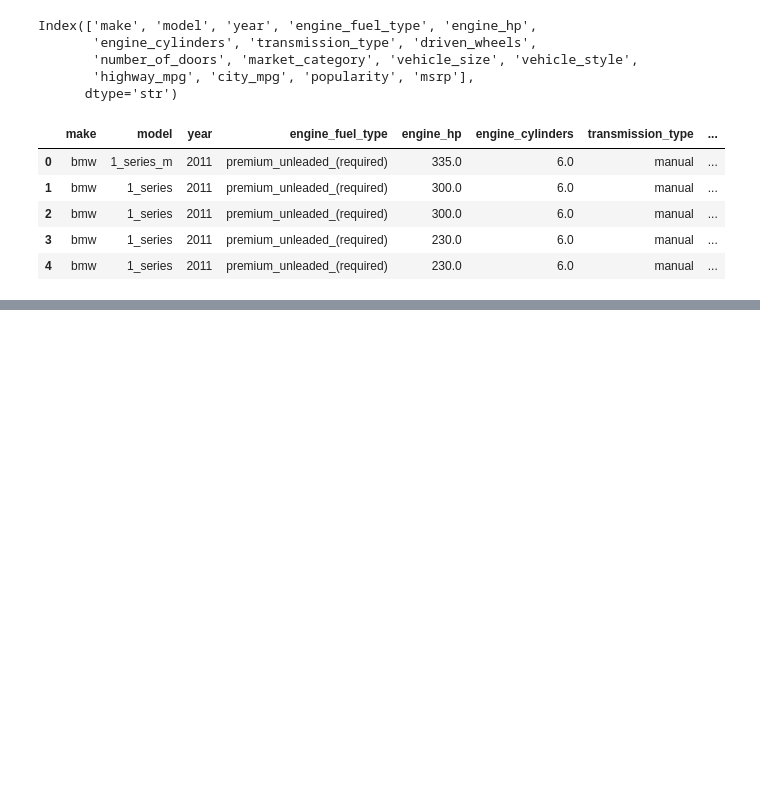
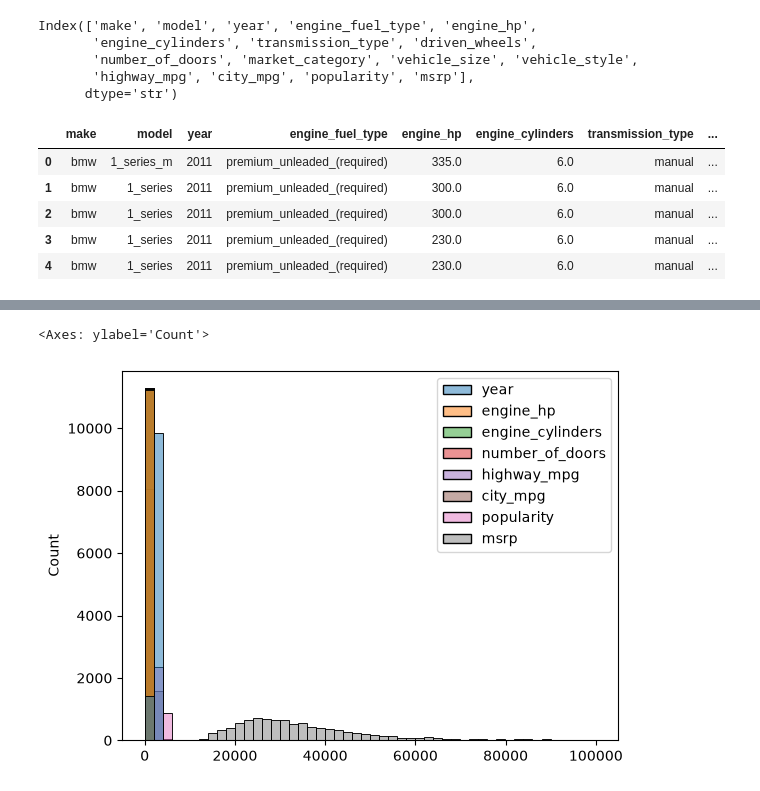
Before and after one commit to AJKossi/machine-learning-zoomcamp, a Jupyter notebook: 02-car-price/02-carprice.ipynb, the cells around one changed output, grey strips where cells are left out. Drawn from its saved outputs; the diff is of its cells as text; code cells hidden in the pictures; blank space fills up the shorter version.

```diff
--- a/02-car-price/02-carprice.ipynb
+++ b/02-car-price/02-carprice.ipynb
@@ -158,0 +199,5 @@ car_df.head()
+# %%
+sns.histplot(car_df[car_df.msrp < 100000], bins=50)
+# %% [output]
+<Axes: ylabel='Count'>
+[figure, added]
```
Also changed, not shown: parts of 4 cells of this notebook.
